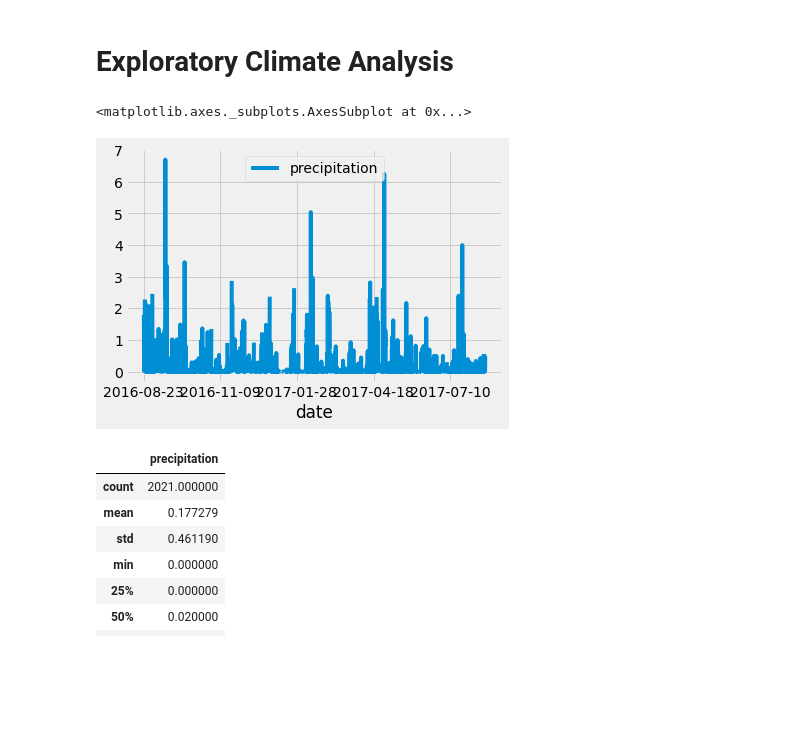
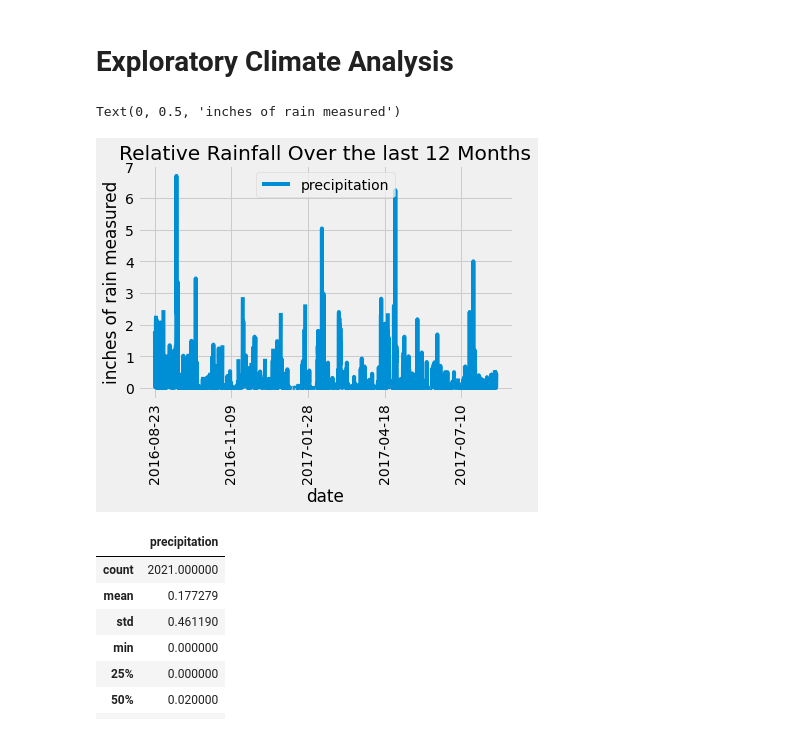
Before and after one commit to sholkojr/surfs_up, a Jupyter notebook: climate_analysis.ipynb, the cells around one changed output. Drawn from its saved outputs; the diff is of its cells as text; code cells hidden in the pictures; blank space fills up the shorter version.

```diff
--- a/climate_analysis.ipynb
+++ b/climate_analysis.ipynb
@@ -40,23 +40,24 @@ session = Session(engine)
 # %%
 # Design a query to retrieve the last 12 months of precipitation data and plot the results.
 #Starting from the last data point in the database.
 
 # Calculate the date one year from the last date in data set.
 prev_year = dt.date(2017, 8, 23) - dt.timedelta(days=365)
 # Perform a query to retrieve the data and precipitation scores
 results = []
 results = session.query(Measurement.date, Measurement.prcp).filter(Measurement.date >= prev_year).all()
 # Save the query results as a Pandas DataFrame and set the index to the date column
 df = pd.DataFrame(results, columns=['date','precipitation'])
 df.set_index(df['date'], inplace=True)
 # Sort the dataframe by date
 df = df.sort_index()
 # print(df.to_string(index=False))
 # Use Pandas Plotting with Matplotlib to plot the data
-df.plot()
+ax = df.plot(title="Relative Rainfall Over the last 12 Months", rot=90)
+ax.set_ylabel("inches of rain measured")
 # %% [output]
-<matplotlib.axes._subplots.AxesSubplot at 0x...>
+Text(0, 0.5, 'inches of rain measured')
-[figure, old version]
+[figure, new version]
 # %%
 # Use Pandas to calcualte the summary statistics for the precipitation data
 df.describe()
```
Also changed, not shown: 2 other files.
